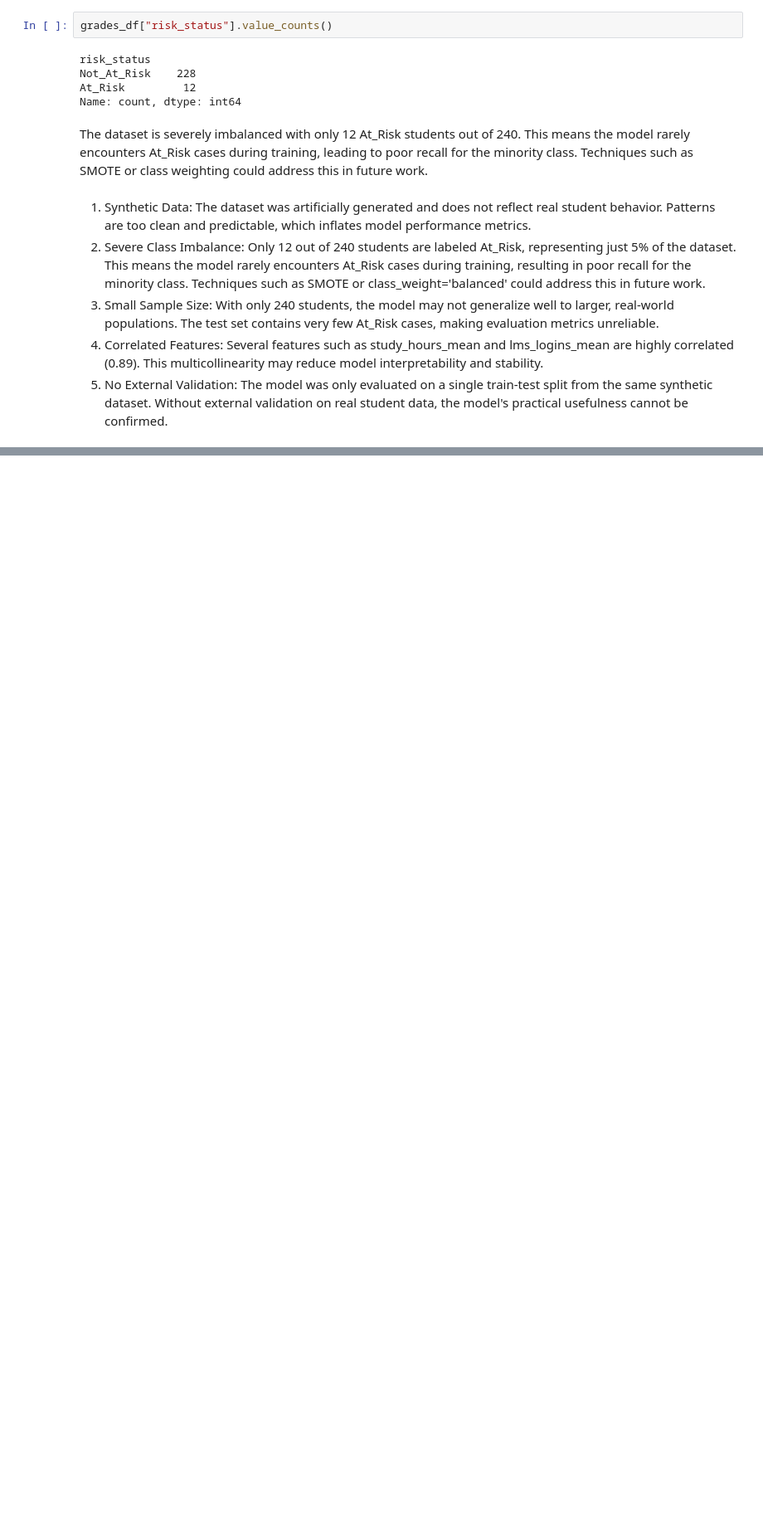
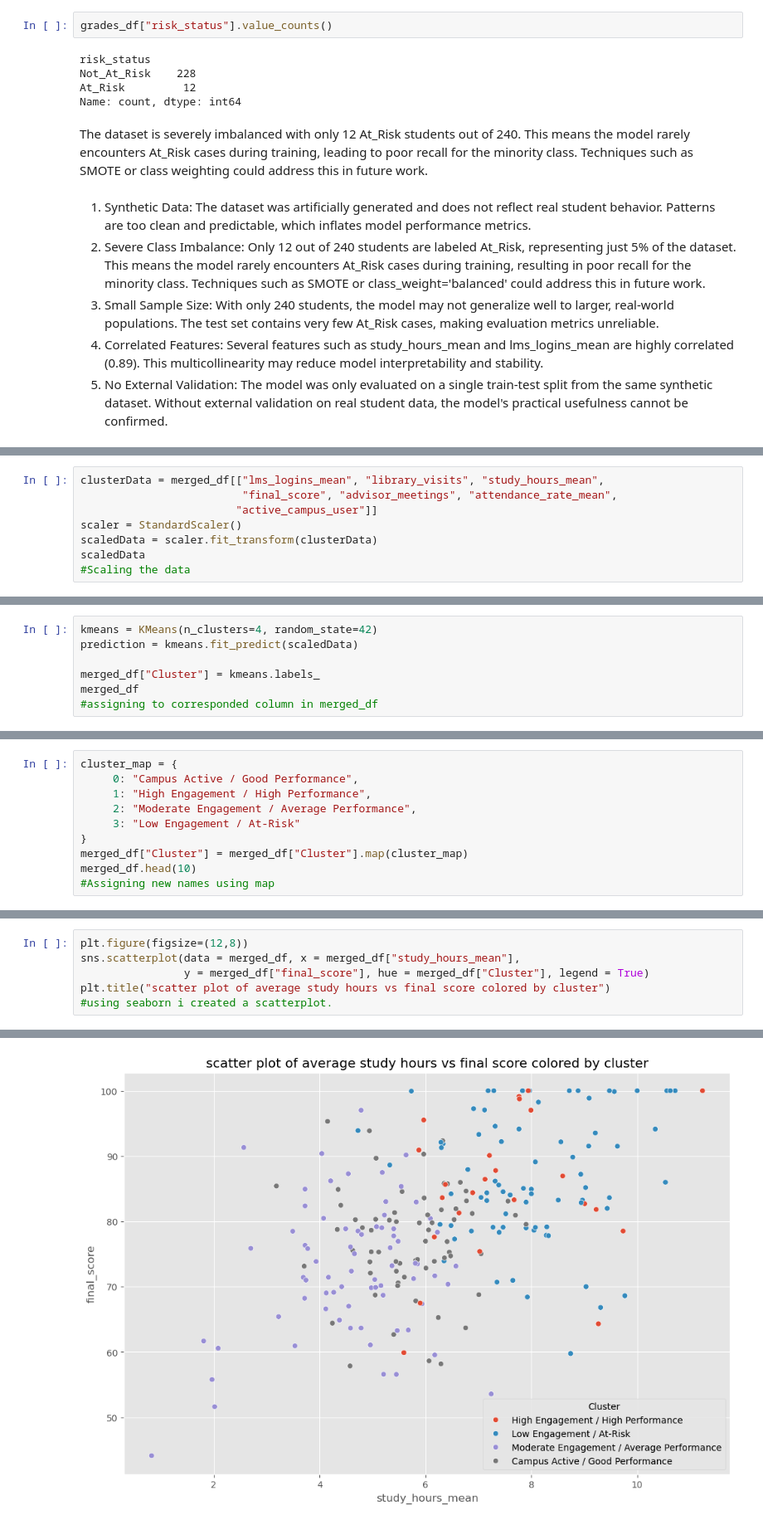
Before and after one commit to AloneMask001/Campus-learning-analytics, a Jupyter notebook: 2365109-HW4.ipynb, the cells around one changed output, grey strips where cells are left out. Shown at 83% size. Drawn from its saved outputs; the diff is of its cells as text; blank space fills up the shorter version.

```diff
--- a/2365109-HW4.ipynb
+++ b/2365109-HW4.ipynb
@@ -1537,0 +1564,8 @@ The dataset is severely imbalanced with only 12 At_Risk students out of 240. Thi
+# %%
+clusterData = merged_df[["lms_logins_mean", "library_visits", "study_hours_mean",
+                         "final_score", "advisor_meetings", "attendance_rate_mean",
+                        "active_campus_user"]]
+scaler = StandardScaler()
+scaledData = scaler.fit_transform(clusterData)
+scaledData
+#Scaling the data
@@ -1537,0 +1603,7 @@ The dataset is severely imbalanced with only 12 At_Risk students out of 240. Thi
+# %%
+kmeans = KMeans(n_clusters=4, random_state=42)
+prediction = kmeans.fit_predict(scaledData)
+
+merged_df["Cluster"] = kmeans.labels_
+merged_df
+#assigning to corresponded column in merged_df
@@ -1537,0 +1636,10 @@ The dataset is severely imbalanced with only 12 At_Risk students out of 240. Thi
+# %%
+cluster_map = {
+     0: "Campus Active / Good Performance",
+     1: "High Engagement / High Performance",
+     2: "Moderate Engagement / Average Performance",
+     3: "Low Engagement / At-Risk"
+}
+merged_df["Cluster"] = merged_df["Cluster"].map(cluster_map)
+merged_df.head(10)
+#Assigning new names using map
@@ -1537,0 +1659,7 @@ The dataset is severely imbalanced with only 12 At_Risk students out of 240. Thi
+# %%
+plt.figure(figsize=(12,8))
+sns.scatterplot(data = merged_df, x = merged_df["study_hours_mean"],
+                y = merged_df["final_score"], hue = merged_df["Cluster"], legend = True)
+plt.title("scatter plot of average study hours vs final score colored by cluster")
+#using seaborn i created a scatterplot.
+# %% [output]
@@ -1537,0 +1667 @@ The dataset is severely imbalanced with only 12 At_Risk students out of 240. Thi
+[figure, added]
```
Also changed, not shown: parts of 33 cells of this notebook.
